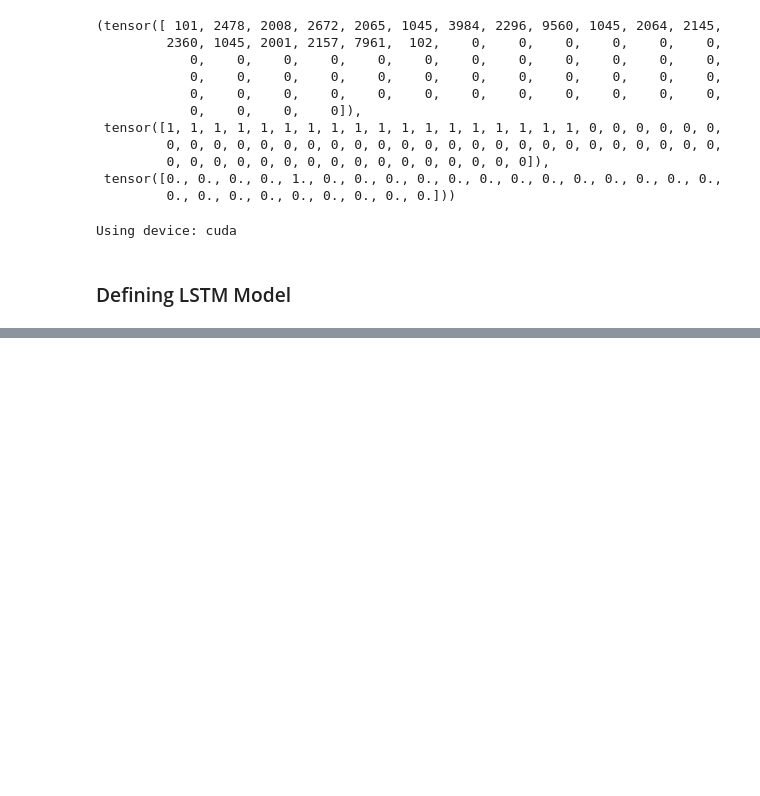
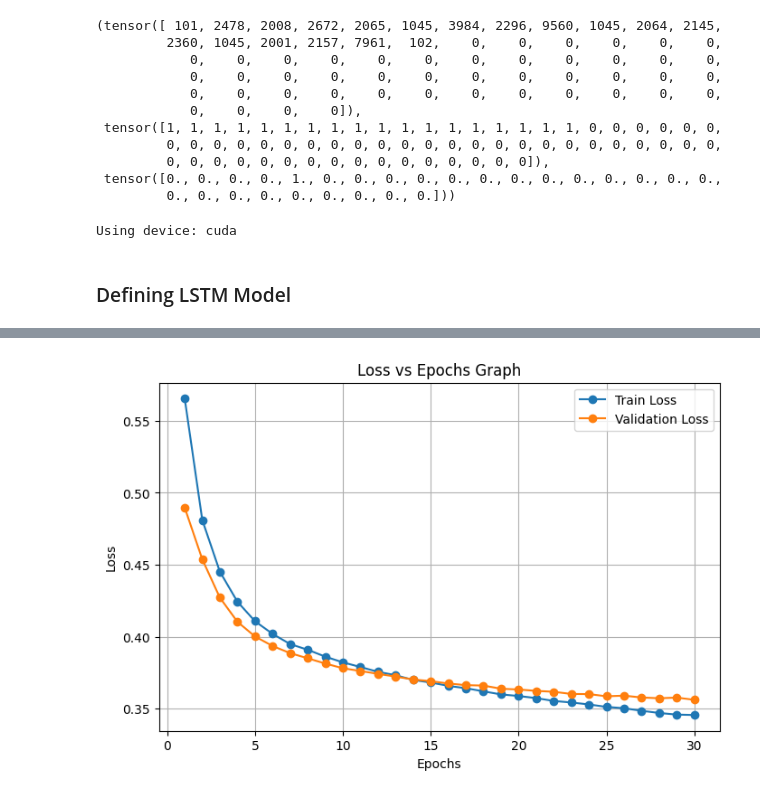
Before and after one commit to Rooneyish/GoEmotion_Classification, a Jupyter notebook: Go_Emotion_Classification.ipynb, the cells around one changed output, grey strips where cells are left out. Saved outputs shown, nothing was run; the diff lists cells and outputs as text; code cells hidden in the pictures; blank space fills up the shorter version.

```diff
--- a/Go_Emotion_Classification.ipynb
+++ b/Go_Emotion_Classification.ipynb
@@ -412,0 +620,2 @@ optimizer = optim.Adam(model.parameters(), lr=1e-5, weight_decay=1e-5)
+# %%
+history_seq2seq = train_model(model=model_seq2seq, train_loader=train_loader, val_loader=val_loader, criterion=criterion_seq2seq, optimizer=optimizer_seq2seq, device=device, epochs=30, model_name="best_seq2seq_goemotion.pt")
@@ -983,0 +692,4 @@ Classification Report for Seq2Seq:
+# %%
+plot_result(history_seq2seq["train_loss"], history_seq2seq["val_loss"])
+# %% [output]
+[figure, added]
```
Also changed, not shown: parts of 33 cells of this notebook.
